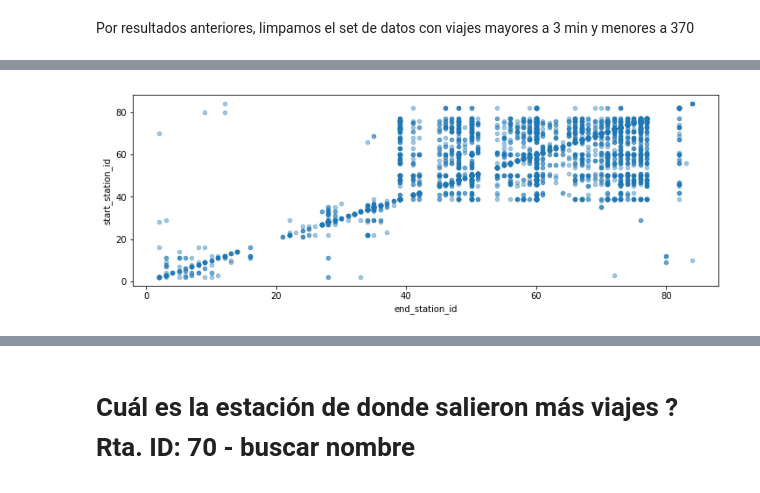
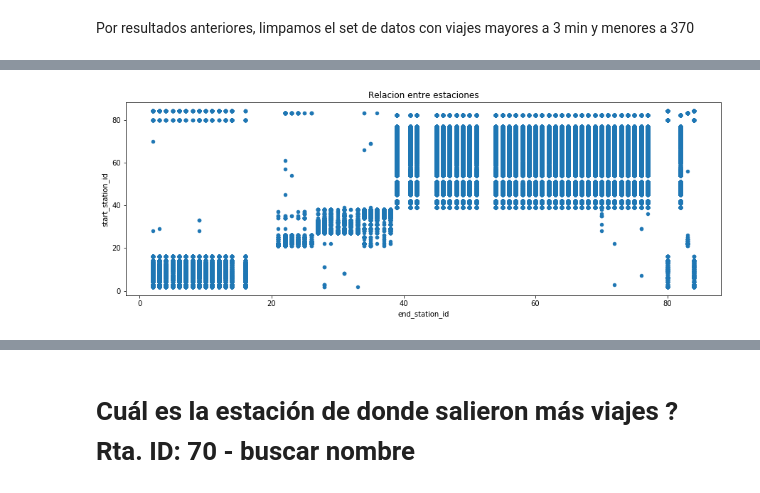
Before and after one commit to Gnahue/sanFranciscoBiclas, a Jupyter notebook: Analisis Exploratorio/TrafficStationAnalisys.ipynb, the cells around one changed output, grey strips where cells are left out. Saved outputs shown, nothing was run; the diff lists cells and outputs as text; code cells hidden in the pictures.

```diff
--- a/Analisis Exploratorio/TrafficStationAnalisys.ipynb
+++ b/Analisis Exploratorio/TrafficStationAnalisys.ipynb
@@ -51,4 +49,5 @@ grupo.plot.box(figsize=(15,5));
 # %%
-df.plot.scatter('end_station_id','start_station_id',alpha=0.4,figsize=(12,4));
+
+df.plot.scatter('end_station_id','start_station_id',alpha=1,title = "Relacion entre estaciones",figsize=(15,5));
 # %% [output]
-[figure, old version]
+[figure, new version]
```
Also changed, not shown: parts of 4 cells of this notebook.
